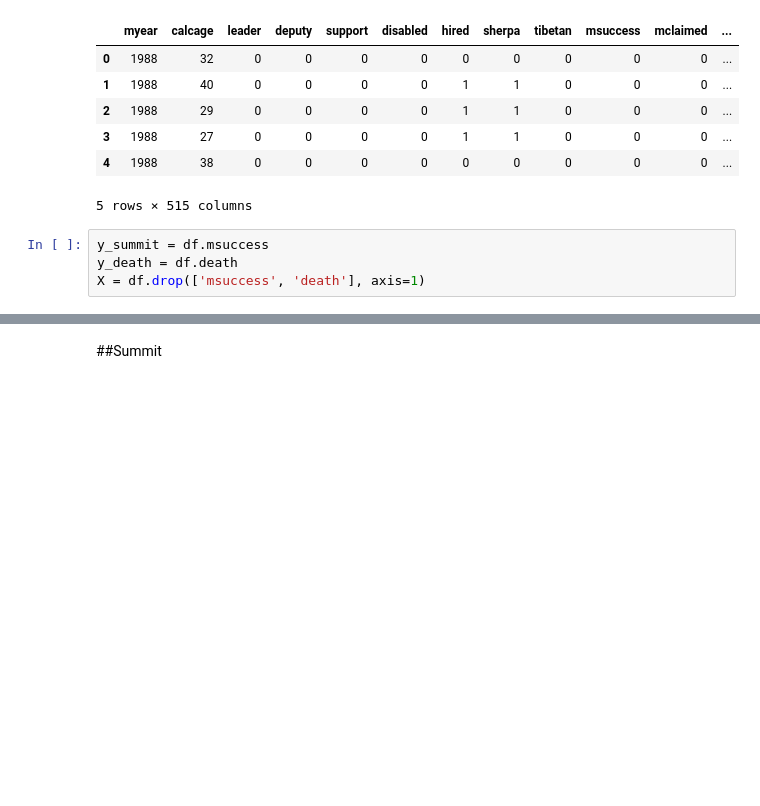
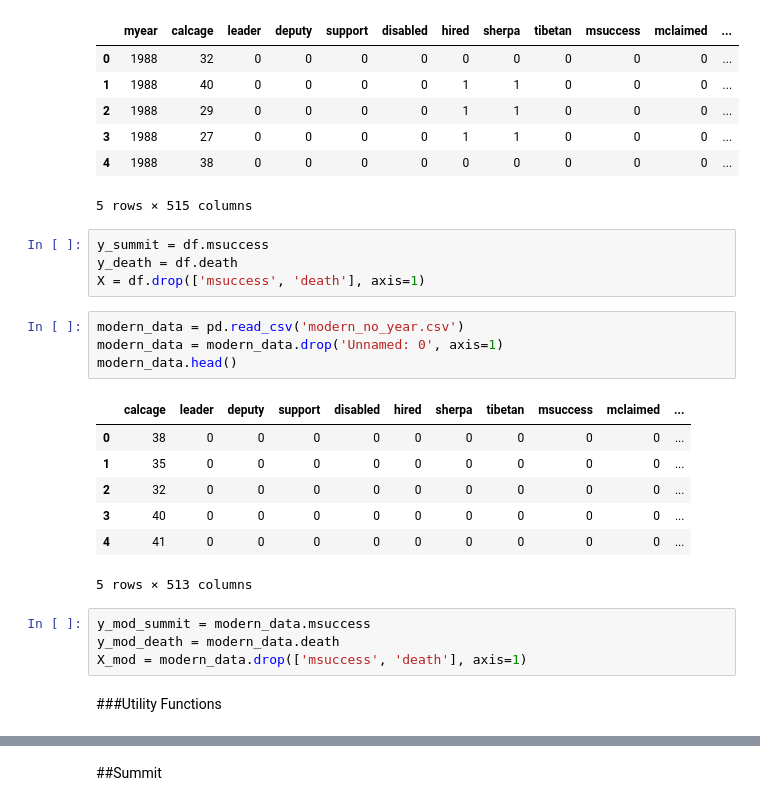
Before and after one commit to Benjamincollins42/everest_pred_proj, a Jupyter notebook: modeling.ipynb, the cells around one changed output, grey strips where cells are left out. Drawn from its saved outputs; the diff is of its cells as text; blank space fills up the shorter version.

```diff
--- a/modeling.ipynb
+++ b/modeling.ipynb
@@ -23,3 +28,21 @@ df.head()
 y_summit = df.msuccess
 y_death = df.death
 X = df.drop(['msuccess', 'death'], axis=1)
+# %%
+modern_data = pd.read_csv('modern_no_year.csv')
+modern_data = modern_data.drop('Unnamed: 0', axis=1)
+modern_data.head()
+# %% [output]
+|  | calcage | leader | deputy | support | disabled | hired | sherpa | tibetan | msuccess | mclaimed | ... |
+| 0 | 38 | 0 | 0 | 0 | 0 | 0 | 0 | 0 | 0 | 0 | ... |
+| 1 | 35 | 0 | 0 | 0 | 0 | 0 | 0 | 0 | 0 | 0 | ... |
+| 2 | 32 | 0 | 0 | 0 | 0 | 0 | 0 | 0 | 0 | 0 | ... |
+| 3 | 40 | 0 | 0 | 0 | 0 | 0 | 0 | 0 | 0 | 0 | ... |
+| 4 | 41 | 0 | 0 | 0 | 0 | 0 | 0 | 0 | 0 | 0 | ... |
+5 rows × 513 columns
+# %%
+y_mod_summit = modern_data.msuccess
+y_mod_death = modern_data.death
+X_mod = modern_data.drop(['msuccess', 'death'], axis=1)
+# %% [markdown]
+###Utility Functions
```
Also changed, not shown: parts of 23 cells of this notebook, 1 other file.
